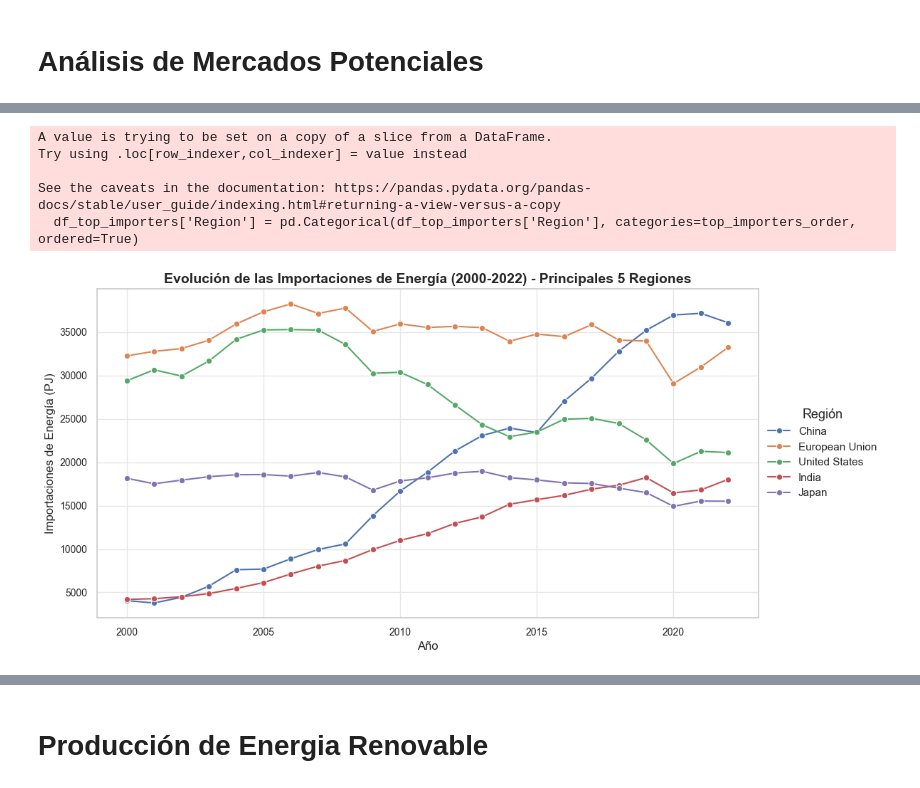
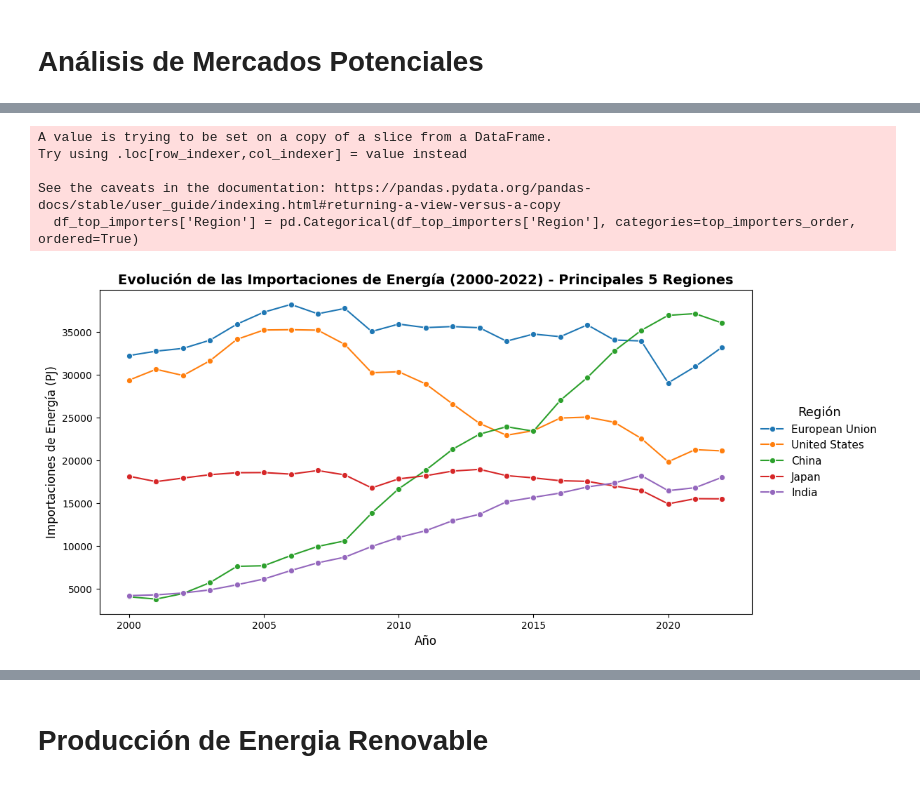
Before and after one commit to Mambo567/TRABAJO, a Jupyter notebook: PROYECTO/src/EDA.ipynb, the cells around one changed output, grey strips where cells are left out. Drawn from its saved outputs; the diff is of its cells as text; code cells hidden in the pictures.

```diff
--- a/PROYECTO/src/EDA.ipynb
+++ b/PROYECTO/src/EDA.ipynb
@@ -1437,12 +1433,12 @@ df_imports = df_imports[df_imports['Region'].isin(valid_regions)]
 # Agrupar por región y año para obtener el total de importaciones por región y año
 df_total_imports = df_imports.groupby(['Region', 'Year'])['Energy_Value'].sum().reset_index()
 
-# Identificar las 5 regiones con mayores importaciones en el último año (2022)
-top_importers_2022 = df_total_imports[df_total_imports['Year'] == 2022].nlargest(5, 'Energy_Value')['Region']
+# Identificar las 5 regiones con mayores importaciones acumuladas en todo el periodo 2000-2022
+top_importers_period = df_total_imports.groupby('Region')['Energy_Value'].sum().nlargest(5).index
 
-# Filtrar los datos para estas 5 regiones y ordenar la leyenda de mayor a menor
-df_top_importers = df_total_imports[df_total_imports['Region'].isin(top_importers_2022)]
-top_importers_order = df_total_imports[df_total_imports['Year'] == 2022].nlargest(5, 'Energy_Value')['Region'].values
+# Filtrar los datos para estas 5 regiones y ordenar de mayor a menor volumen de importaciones
+df_top_importers = df_total_imports[df_total_imports['Region'].isin(top_importers_period)]
+top_importers_order = df_top_importers.groupby('Region')['Energy_Value'].sum().sort_values(ascending=False).index
 df_top_importers['Region'] = pd.Categorical(df_top_importers['Region'], categories=top_importers_order, ordered=True)
 
 # Graficar
@@ -1453,34 +1449,34 @@ sns.lineplot(
     y="Energy_Value",
     hue="Region",
     marker="o",
     linewidth=1.5,
     hue_order=top_importers_order  # Ordenar la leyenda de mayor a menor
 )
 
 # Ajuste de estilo y etiquetas
 plt.title("Evolución de las Importaciones de Energía (2000-2022) - Principales 5 Regiones", fontsize=14, weight='bold')
 plt.xlabel("Año", fontsize=12)
 plt.ylabel("Importaciones de Energía (PJ)", fontsize=12)
 plt.legend(
     title="Región",
     title_fontsize='13',
     fontsize='11',
     frameon=False,
     loc="center left",
     bbox_to_anchor=(1, 0.5)  # Leyenda fuera del gráfico a la derecha
 )
 plt.xticks(fontsize=10)
 plt.yticks(fontsize=10)
 
 # Mostrar gráfico
 plt.show()
 # %% [output]
 A value is trying to be set on a copy of a slice from a DataFrame.
 Try using .loc[row_indexer,col_indexer] = value instead
 
 See the caveats in the documentation: https://pandas.pydata.org/pandas-docs/stable/user_guide/indexing.html#returning-a-view-versus-a-copy
   df_top_importers['Region'] = pd.Categorical(df_top_importers['Region'], categories=top_importers_order, ordered=True)
-[figure, old version]
+[figure, new version]
 # %%
 # Filtrar datos para "Imports (PJ)" en el último año (2022) para los tipos de energía especificados y regiones válidas
 df_imports_2022 = filter_bal(
```
Also changed, not shown: parts of 59 cells of this notebook, 10 other files.
